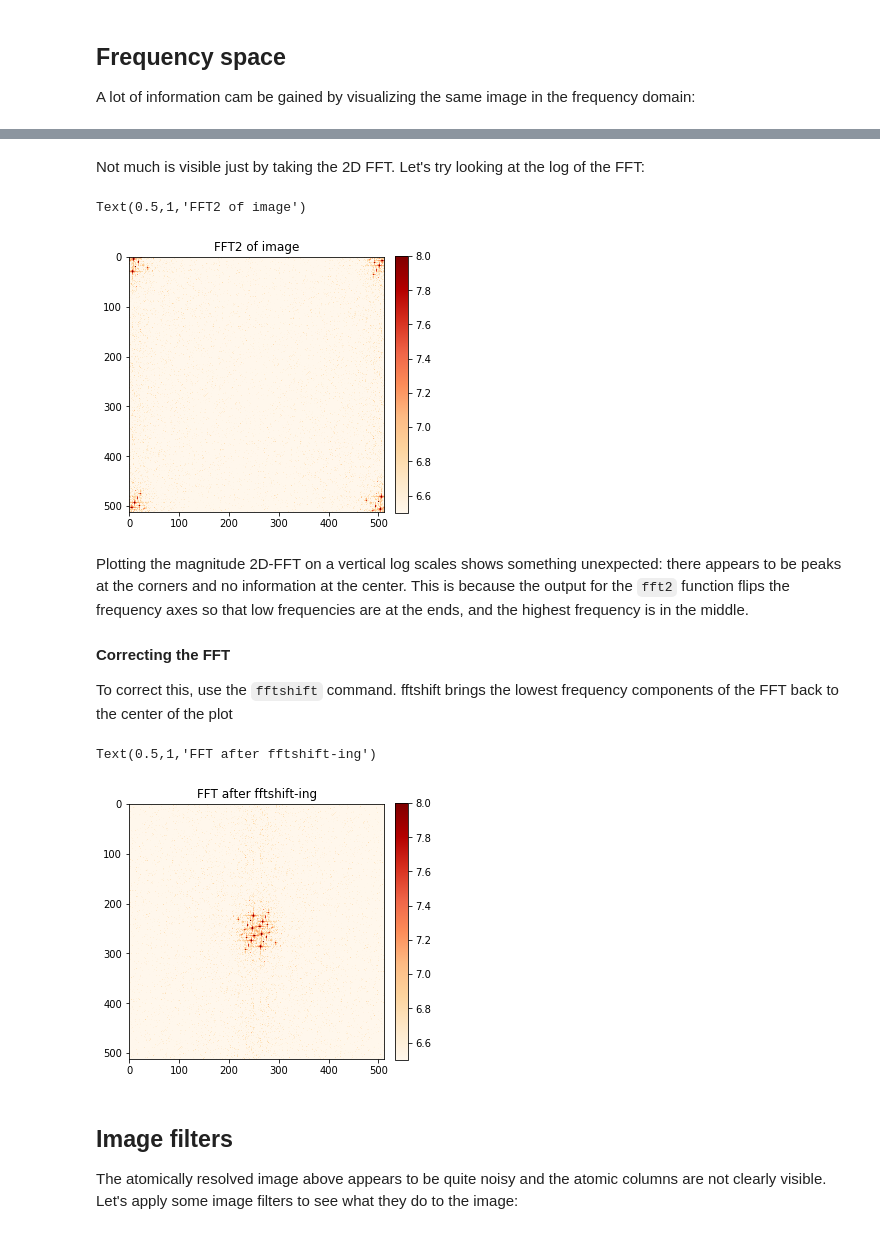
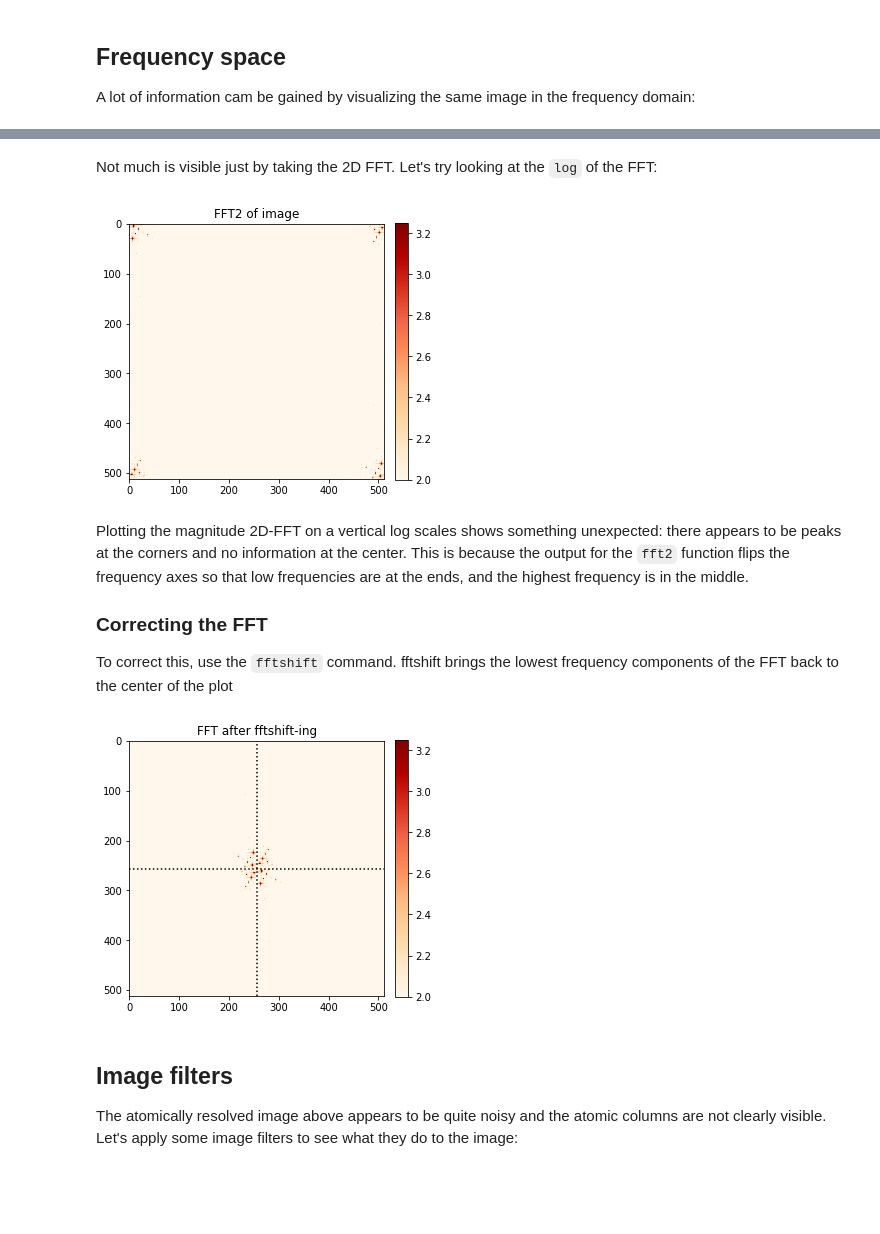
Before and after one commit to pycroscopy/CNMS_UM_2018_SPIMA, a Jupyter notebook: 06_Image_Processing.ipynb, the cells around one changed output, grey strips where cells are left out. Saved outputs shown, nothing was run; the diff lists cells and outputs as text; code cells hidden in the pictures; blank space fills up the shorter version.

```diff
--- a/06_Image_Processing.ipynb
+++ b/06_Image_Processing.ipynb
@@ -173,31 +183,33 @@ Text(0.5,1,'FFT2 of image')
 # %% [markdown]
-Not much is visible just by taking the 2D FFT. Let's try looking at the log of the FFT:
+Not much is visible just by taking the 2D FFT. Let's try looking at the ``log`` of the FFT:
 # %%
 fig, axis = plt.subplots(figsize=(5, 5))
-im_handle = axis.imshow(np.log10(np.abs(fft_image_raw)), cmap=plt.cm.OrRd, vmin=[6.5, 8])
+im_handle = axis.imshow(np.log10(np.abs(fft_image_raw)),
+                        cmap=plt.cm.OrRd, vmin=2, vmax=3.25)
 # Add a colorbar
 cbar = plt.colorbar(im_handle, ax=axis, fraction=0.046, pad=0.04)
-axis.set_title('FFT2 of image')
+axis.set_title('FFT2 of image');
 # %% [output]
-Text(0.5,1,'FFT2 of image')
-[figure, old version]
+[figure, new version]
 # %% [markdown]
 Plotting the magnitude 2D-FFT on a vertical log scales shows something unexpected: there appears to be peaks at the corners and no information at the center. This is because the output for the ``fft2`` function flips the frequency axes so that low frequencies are at the ends, and the highest frequency is in the middle.
 
-#### Correcting the FFT
+### Correcting the FFT
 
 To correct this, use the ``fftshift`` command. fftshift brings the lowest frequency components of the FFT back to the center of the plot
 # %%
 fft_image_raw_shifted = np.fft.fftshift(fft_image_raw)
 
 fig, axis = plt.subplots(figsize=(5, 5))
-im_handle = axis.imshow(np.log10(np.abs(fft_image_raw_shifted)), cmap=plt.cm.OrRd, vmin=[6.5, 8])
+im_handle = axis.imshow(np.log10(np.abs(fft_image_raw_shifted)),
+                        cmap=plt.cm.OrRd, vmin=2, vmax=3.25)
+axis.axvline(x=fft_image_raw_shifted.shape[0] // 2, color='k', linestyle=':')
+axis.axhline(y=fft_image_raw_shifted.shape[1]// 2, color='k', linestyle=':')
 # Add a colorbar
 cbar = plt.colorbar(im_handle, ax=axis, fraction=0.046, pad=0.04)
-axis.set_title('FFT after fftshift-ing')
+axis.set_title('FFT after fftshift-ing');
 # %% [output]
-Text(0.5,1,'FFT after fftshift-ing')
-[figure, old version]
+[figure, new version]
 # %% [markdown]
 ## Image filters
 The atomically resolved image above appears to be quite noisy and the atomic columns are not clearly visible. Let's apply some image filters to see what they do to the image:
```
Also changed, not shown: parts of 84 cells of this notebook.
